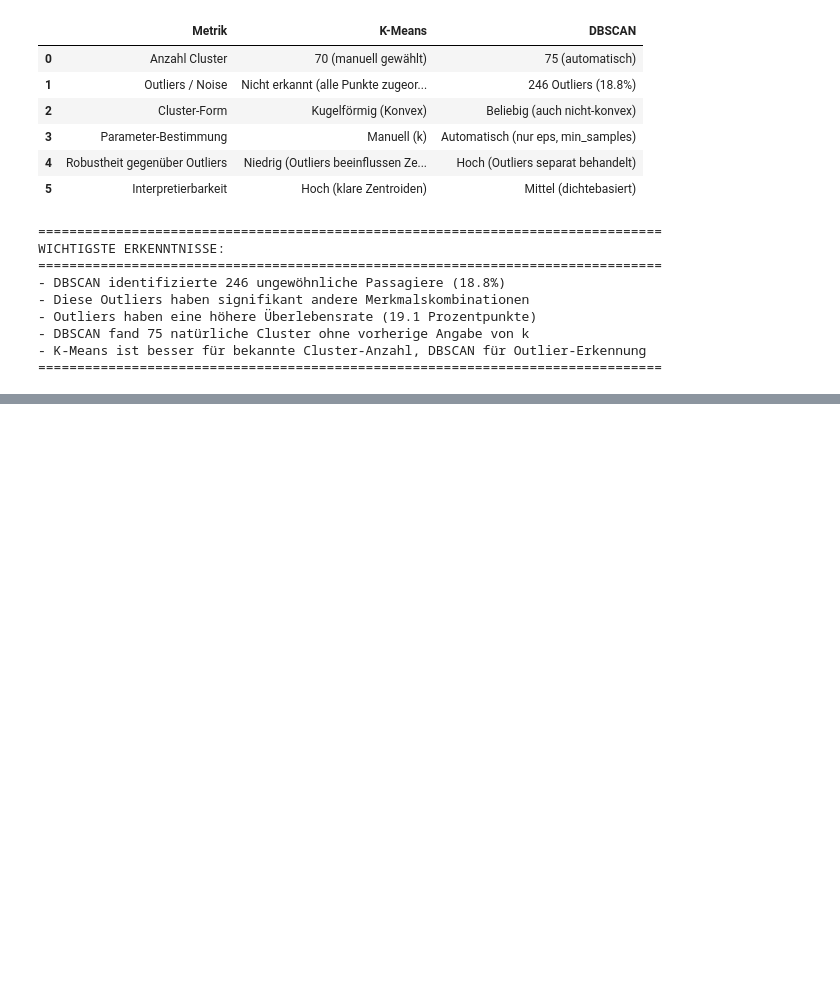
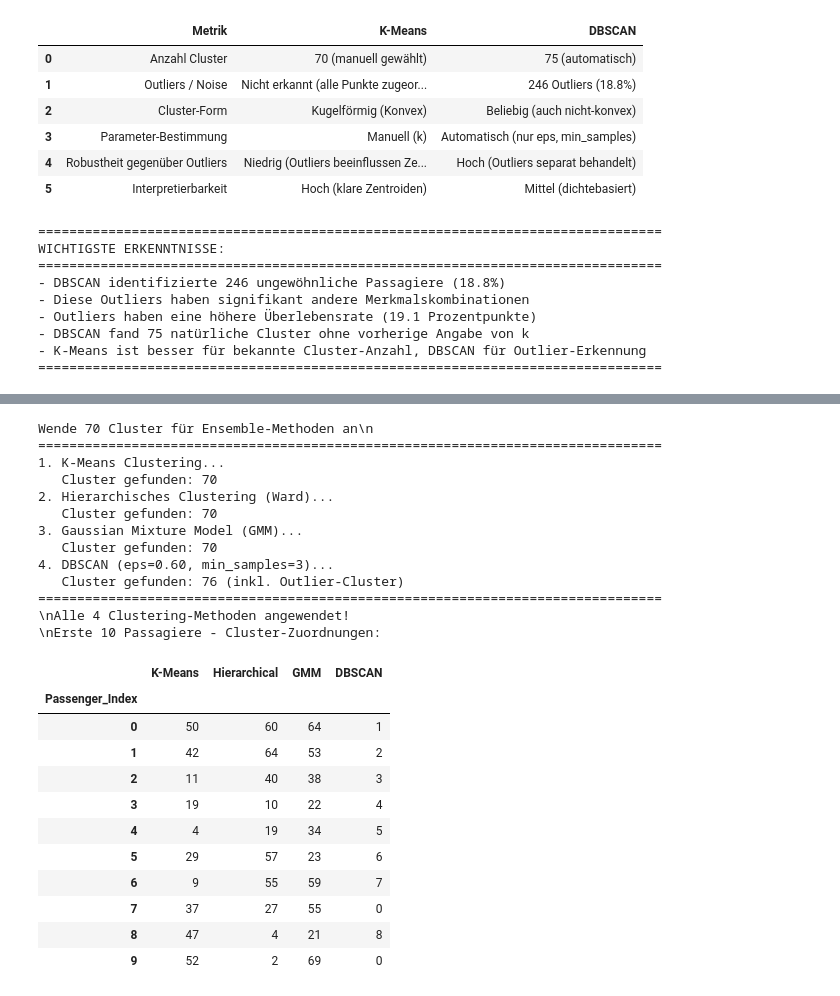
Before and after one commit to riosarah/Titanic_ML_Analysis, a Jupyter notebook: Clustering.ipynb, the cells around one changed output, grey strips where cells are left out. Cells and saved outputs as stored; diff of their text form; code cells hidden in the pictures; blank space fills up the shorter version.

```diff
--- a/Clustering.ipynb
+++ b/Clustering.ipynb
@@ -910,0 +947,74 @@ WICHTIGSTE ERKENNTNISSE:
+# %%
+# Anzahl Cluster für Methoden, die es benötigen
+n_clusters_ensemble = best_k  # Verwende bestes k aus K-Means Analyse
+
+print(f"Wende {n_clusters_ensemble} Cluster für Ensemble-Methoden an\\n")
+print("=" * 80)
+
+# Dictionary für alle Clustering-Ergebnisse
+clustering_results = {}
+
+# 1. K-Means
+print("1. K-Means Clustering...")
+kmeans_ensemble = KMeans(n_clusters=n_clusters_ensemble, random_state=42, n_init=10)
+clustering_results['K-Means'] = kmeans_ensemble.fit_predict(X_scaled)
+print(f"   Cluster gefunden: {len(set(clustering_results['K-Means']))}")
+
+# 2. Hierarchisches Clustering (Agglomerativ)
+print("2. Hierarchisches Clustering (Ward)...")
+hierarchical = AgglomerativeClustering(n_clusters=n_clusters_ensemble, linkage='ward')
+clustering_results['Hierarchical'] = hierarchical.fit_predict(X_scaled)
+print(f"   Cluster gefunden: {len(set(clustering_results['Hierarchical']))}")
+
+# 3. Gaussian Mixture Model
+print("3. Gaussian Mixture Model (GMM)...")
+gmm = GaussianMixture(n_components=n_clusters_ensemble, random_state=42, n_init=10)
+clustering_results['GMM'] = gmm.fit_predict(X_scaled)
+print(f"   Cluster gefunden: {len(set(clustering_results['GMM']))}")
+
+# 4. DBSCAN (mit bereits optimierten Parametern)
+print(f"4. DBSCAN (eps={best_eps:.2f}, min_samples={best_min_samples})...")
+dbscan_ensemble = DBSCAN(eps=best_eps, min_samples=best_min_samples)
+dbscan_labels_raw = dbscan_ensemble.fit_predict(X_scaled)
+
+# DBSCAN Outliers (-1) auf separaten Cluster mappen
+dbscan_labels = dbscan_labels_raw.copy()
+# Erhöhe alle Labels um 1, sodass -1 zu 0 wird (Outlier-Cluster)
+dbscan_labels = dbscan_labels + 1
+clustering_results['DBSCAN'] = dbscan_labels
+print(f"   Cluster gefunden: {len(set(clustering_results['DBSCAN']))} (inkl. Outlier-Cluster)")
+
+print("=" * 80)
+print(f"\\nAlle {len(clustering_results)} Clustering-Methoden angewendet!")
+
+# Erstelle DataFrame für Vergleich
+results_comparison = pd.DataFrame(clustering_results)
+results_comparison.index.name = 'Passenger_Index'
+print(f"\\nErste 10 Passagiere - Cluster-Zuordnungen:")
+display(results_comparison.head(10))
+# %% [output]
+Wende 70 Cluster für Ensemble-Methoden an\n
+================================================================================
+1. K-Means Clustering...
+   Cluster gefunden: 70
+2. Hierarchisches Clustering (Ward)...
+   Cluster gefunden: 70
+3. Gaussian Mixture Model (GMM)...
+   Cluster gefunden: 70
+4. DBSCAN (eps=0.60, min_samples=3)...
+   Cluster gefunden: 76 (inkl. Outlier-Cluster)
+================================================================================
+\nAlle 4 Clustering-Methoden angewendet!
+\nErste 10 Passagiere - Cluster-Zuordnungen:
+|  | K-Means | Hierarchical | GMM | DBSCAN |
+| Passenger_Index |  |  |  |  |
+| 0 | 50 | 60 | 64 | 1 |
+| 1 | 42 | 64 | 53 | 2 |
+| 2 | 11 | 40 | 38 | 3 |
+| 3 | 19 | 10 | 22 | 4 |
+| 4 | 4 | 19 | 34 | 5 |
+| 5 | 29 | 57 | 23 | 6 |
+| 6 | 9 | 55 | 59 | 7 |
+| 7 | 37 | 27 | 55 | 0 |
+| 8 | 47 | 4 | 21 | 8 |
+| 9 | 52 | 2 | 69 | 0 |
```
Also changed, not shown: parts of 35 cells of this notebook.
